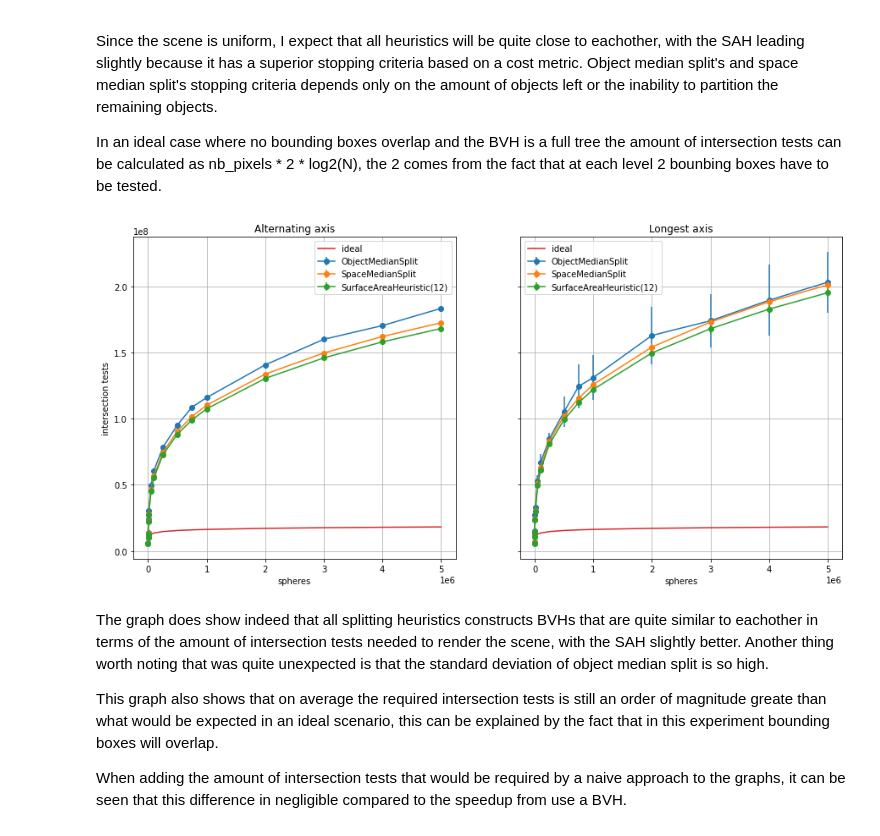
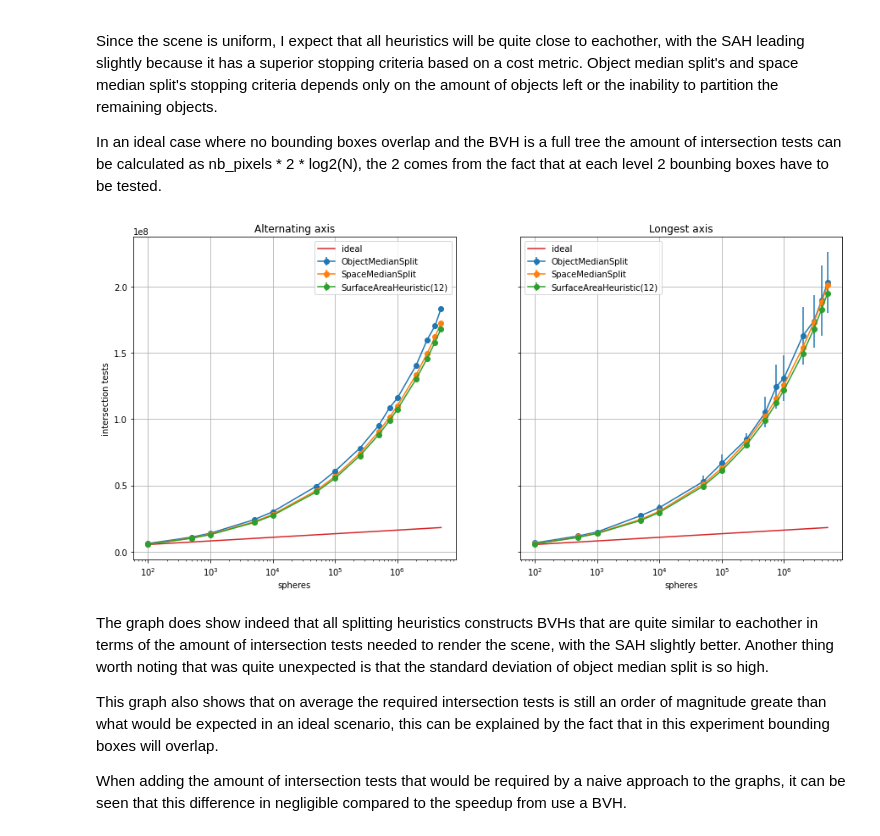
Before and after one commit to BoKleynen/ray-tracer, a Jupyter notebook: experiments/Analysis.ipynb, the cells around one changed output. Drawn from its saved outputs; the diff is of its cells as text; code cells hidden in the pictures.

```diff
--- a/experiments/Analysis.ipynb
+++ b/experiments/Analysis.ipynb
@@ -20,35 +20,35 @@ with open("results/splitting_heuristics_equal_spheres_uniform_position.json") as
 
     nb_spheres = np.array(data['nb_objects'])
 
     fig, axs = plt.subplots(1, 2, sharey=True, figsize=(15, 7))
 #     fig.suptitle("Uniformly distributed spheres with an equal radius")
 
 
     for (splitting_heuristic, intersection_tests) in sorted(data['results'].items()):
         results = [np.array(k) for k in intersection_tests]
         averages = np.array([np.average(res) for res in results])
         stds = np.array([np.std(res) for res in results])
 
         if "Alternate" in splitting_heuristic:
             axs[0].errorbar(nb_spheres, averages, yerr=stds, fmt='-o', label=splitting_heuristic.split(" ")[1])
         else:
             axs[1].errorbar(nb_spheres, averages, yerr=stds, fmt='-o', label=splitting_heuristic.split(" ")[1])
 
     axs[0].set(ylabel="intersection tests", title="Alternating axis")
     axs[1].set(title="Longest axis")
 
     for ax in axs:
         ideal = 640 * 640 * 2 * np.log2(nb_spheres)
         ax.plot(nb_spheres, ideal, label="ideal")
 
         ax.grid(True)
         ax.set_yscale("linear")
-        ax.set_xscale("linear")
+        ax.set_xscale("log")
         ax.set(xlabel="spheres")
         ax.legend()
         plt.savefig("../report/plots/splitting_heuristisc_equal_spheres_uniform_position.png")
 # %% [output]
-[figure, old version]
+[figure, new version]
 # %% [markdown]
 The graph does show indeed that all splitting heuristics constructs BVHs that are quite similar to eachother in terms of the amount of intersection tests needed to render the scene, with the SAH slightly better. Another thing worth noting that was quite unexpected is that the standard deviation of object median split is so high.
 
```
Also changed, not shown: parts of 2 cells of this notebook, 3 other files.
